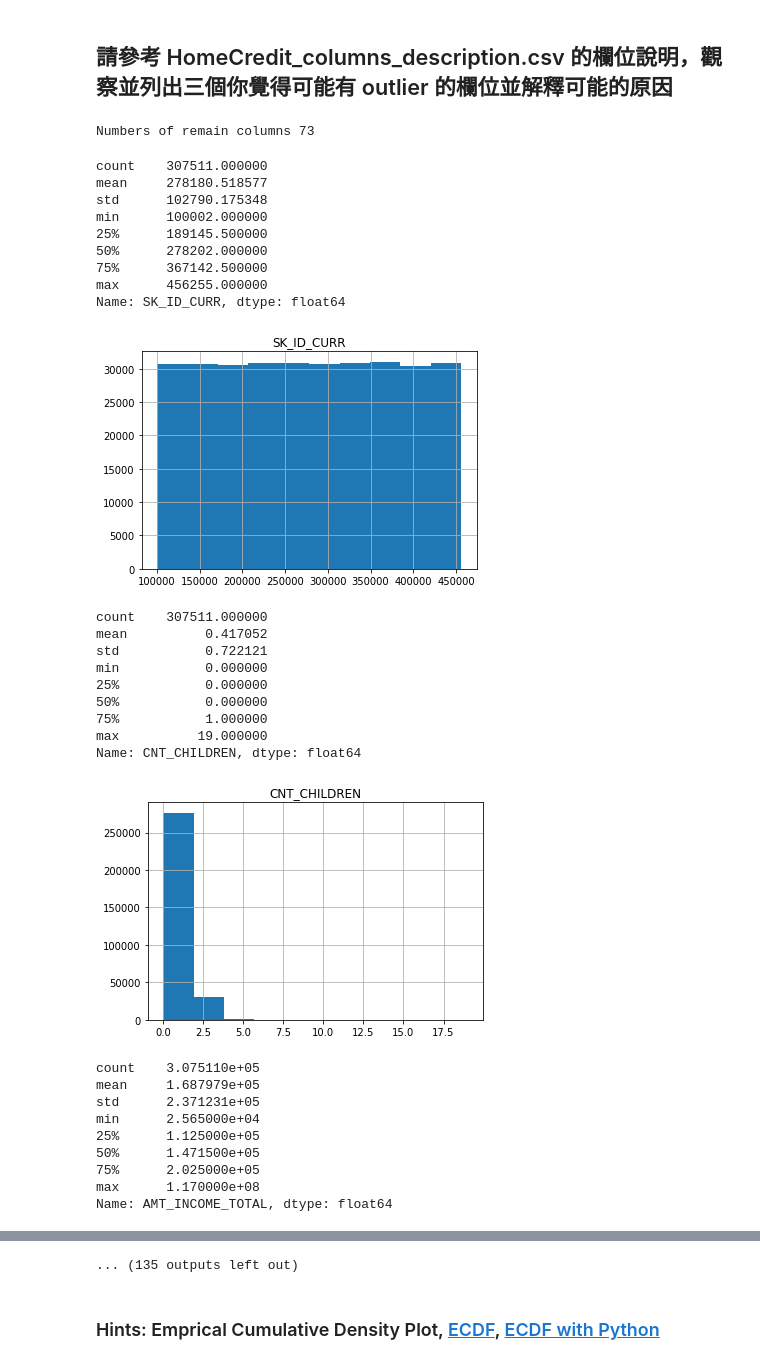
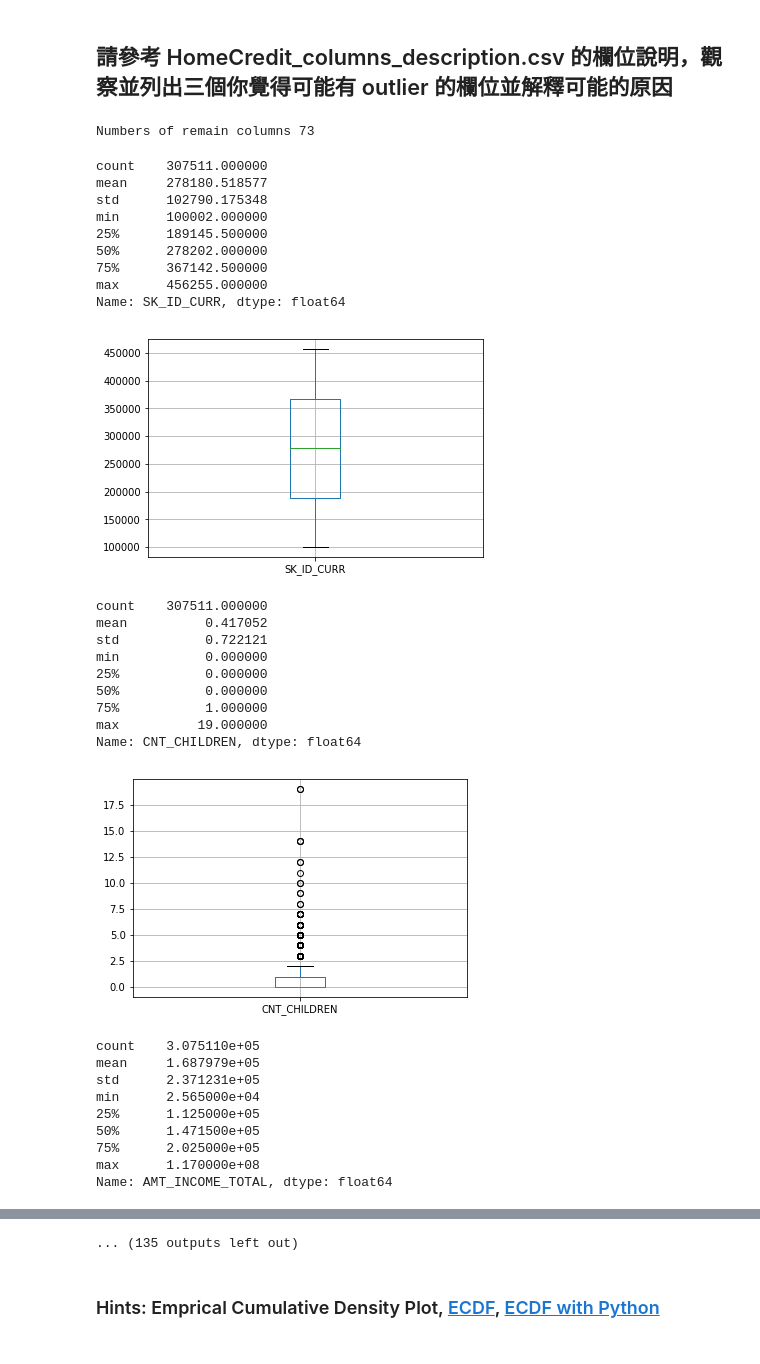
Before and after one commit to sed77735/2nd_ML100Days, a Jupyter notebook: homework/Day_006_HW.ipynb, the cells around one changed output, grey strips where cells are left out. Drawn from its saved outputs; the diff is of its cells as text; code cells hidden in the pictures.

```diff
--- a/homework/Day_006_HW.ipynb
+++ b/homework/Day_006_HW.ipynb
@@ -40,34 +40,34 @@ dtype: int64
 # %%
 # 先篩選數值型的欄位
 """
 YOUR CODE HERE, fill correct data types (for example str, float, int, ...)
 """
 dtype_select = [np.dtype('int64'),np.dtype('float64')]
 
 numeric_columns = list(app_train.columns[list(app_train.dtypes.isin(dtype_select))])
 # 再把只有 2 值 (通常是 0,1) 的欄位去掉
 numeric_columns = list(app_train[numeric_columns].columns[list(app_train[numeric_columns].apply(lambda x:len(x.unique())!=2 ))])
 print("Numbers of remain columns" , len(numeric_columns))
 # 檢視這些欄位的數值範圍
 for col in numeric_columns:
     """
     Your CODE HERE, make the box plot
     """
-    app_train.hist(col)
+    app_train.boxplot(col)
     display(app_train[col].describe())
     plt.show()
 # %% [output]
 Numbers of remain columns 73
 count    307511.000000
 mean     278180.518577
 std      102790.175348
 min      100002.000000
 25%      189145.500000
 50%      278202.000000
 75%      367142.500000
 max      456255.000000
 Name: SK_ID_CURR, dtype: float64
-[figure, old version]
+[figure, new version]
 count    307511.000000
 mean          0.417052
 std           0.722121
@@ -77,7 +77,7 @@ min           0.000000
 75%           1.000000
 max          19.000000
 Name: CNT_CHILDREN, dtype: float64
-[figure, old version]
+[figure, new version]
 count    3.075110e+05
 mean     1.687979e+05
 std      2.371231e+05
```
Also changed, not shown: parts of 1 cell of this notebook, 1 other file.
